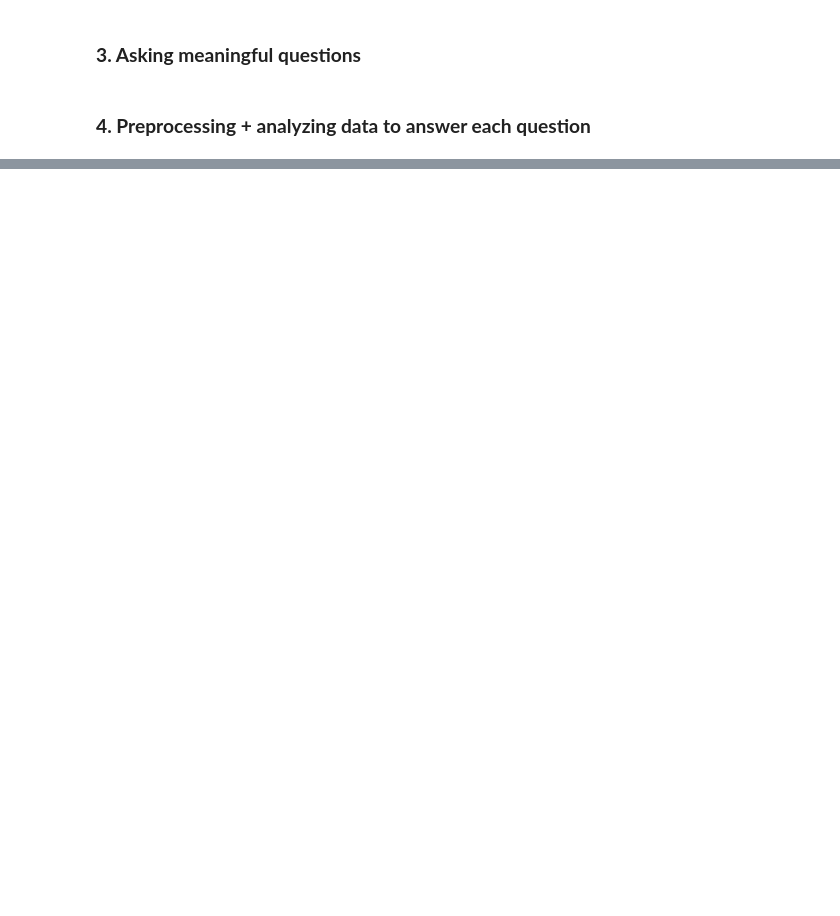
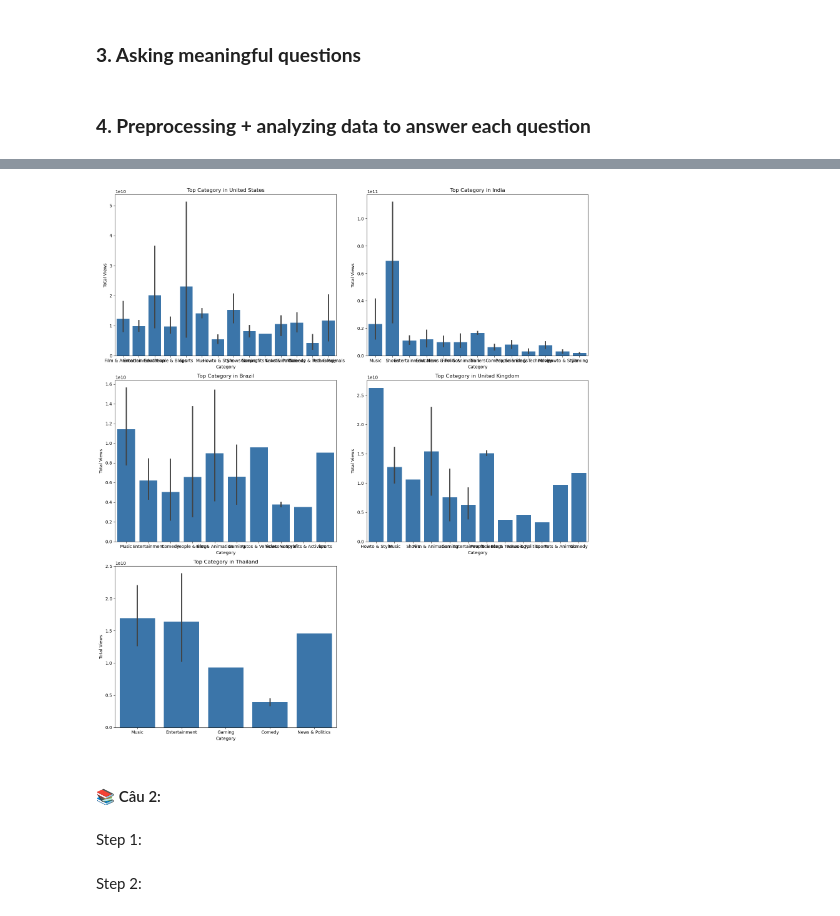
Before and after one commit to BaoDias2505/Final_Project_P4DS, a Jupyter notebook: 21127221_21127583.ipynb, the cells around one changed output, grey strips where cells are left out. Saved outputs shown, nothing was run; the diff lists cells and outputs as text; code cells hidden in the pictures; blank space fills up the shorter version.

```diff
--- a/21127221_21127583.ipynb
+++ b/21127221_21127583.ipynb
@@ -507,0 +533,30 @@ data.to_csv("data_processed.csv", index=False)
+# %%
+top_countries = data.groupby(['Country'])['video views'].sum().sort_values(ascending=False).head(5).index
+
+# Vẽ 5 biểu đồ tương ứng với 5 quốc gia
+plt.figure(figsize=(16, 18))
+
+for i, country in enumerate(top_countries,1):
+    # Lọc dữ liệu cho từng quốc gia
+    country_data = data[data['Country'] == country]
+
+    # Lấy thể loại được xem nhiều nhất ở quốc gia đó
+    top_category = country_data.groupby(['category'])['video views'].sum().idxmax()
+
+    # Vẽ biểu đồ
+    plt.subplot(3, 2, i)
+    sns.barplot(data=country_data,
+                x='category', y='video views',
+                color=sns.xkcd_rgb['bluish'])
+    plt.title(f'Top Category in {country}')
+    plt.xlabel('Category')
+    plt.ylabel('Total Views')
+
+plt.tight_layout()
+plt.show()
+# %% [output]
+[figure, added]
+# %% [markdown]
+#### 📚 Câu 2:
+# %% [markdown]
+Step 1:
@@ -507,0 +573,2 @@ data.to_csv("data_processed.csv", index=False)
+# %% [markdown]
+Step 2:
```
Also changed, not shown: parts of 24 cells of this notebook, 1 other file.
